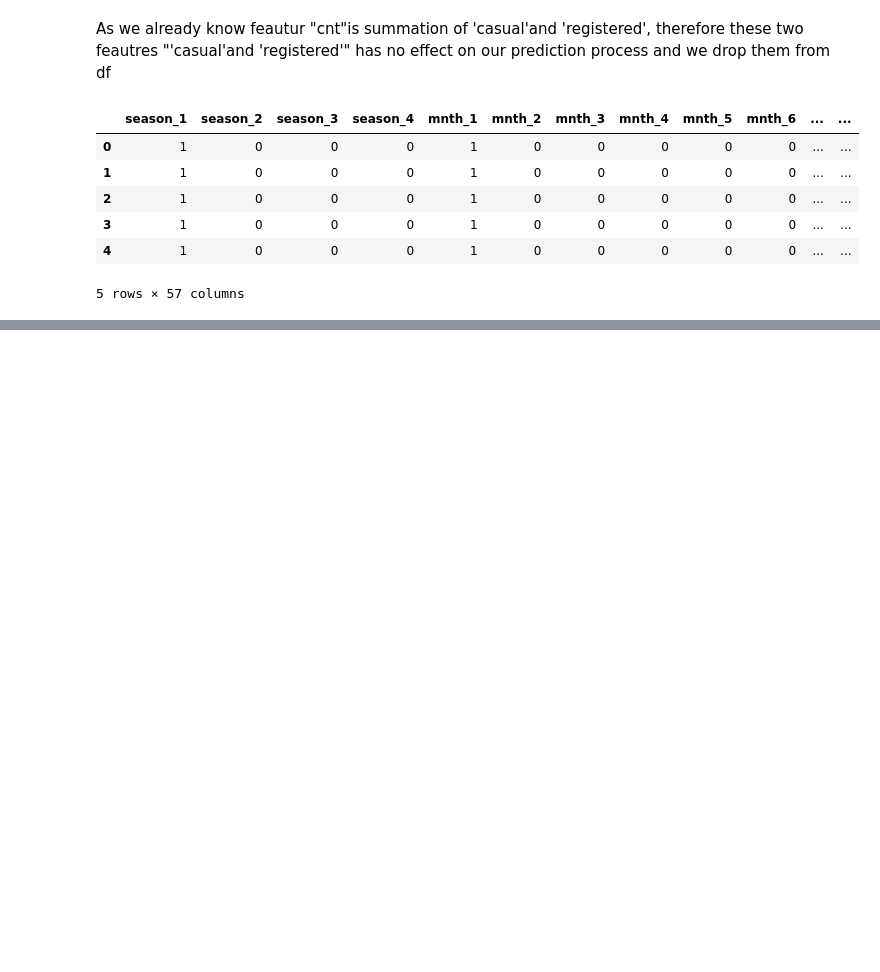
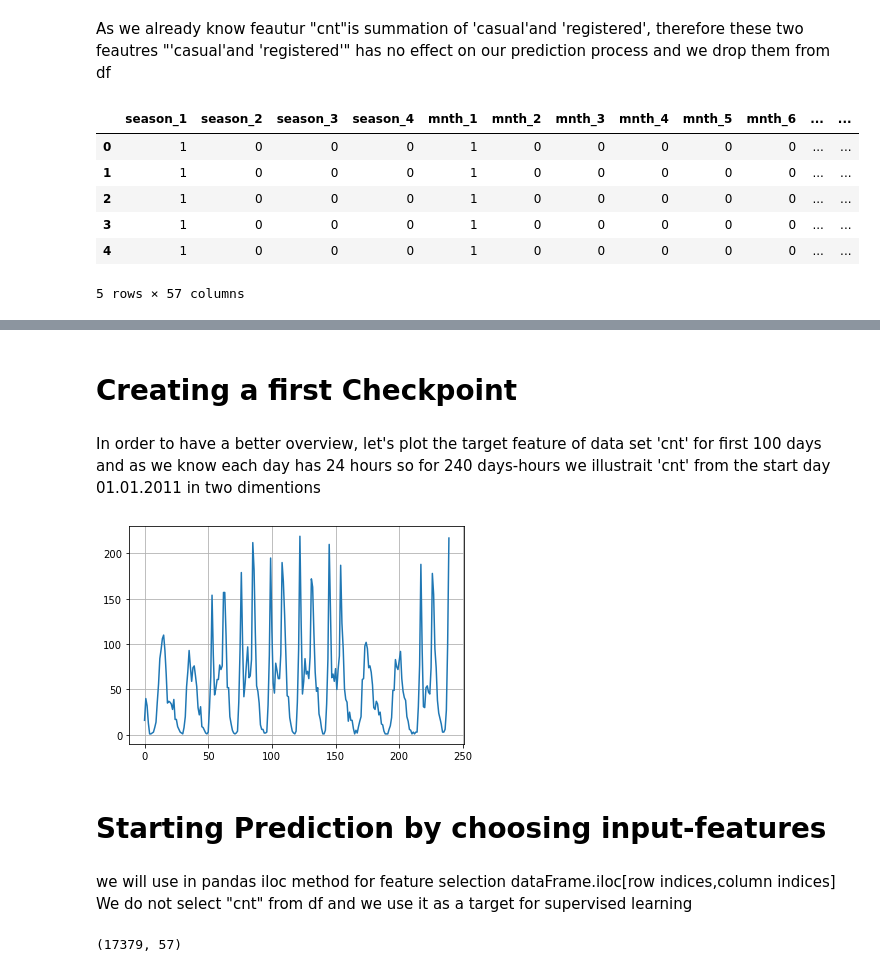
Before and after one commit to MasoudMoeini/Bike-Sharing-Dataset-Analysis, a Jupyter notebook: BikeSharing_MachineLearning.ipynb, the cells around one changed output, grey strips where cells are left out. Saved outputs shown, nothing was run; the diff lists cells and outputs as text; code cells hidden in the pictures; blank space fills up the shorter version.

Commit message:
updating Machine learning

```diff
--- a/BikeSharing_MachineLearning.ipynb
+++ b/BikeSharing_MachineLearning.ipynb
@@ -43,0 +66,24 @@ data_preprocessed.head()
+# %% [markdown]
+# Creating a first Checkpoint
+# %%
+df=data_preprocessed.copy()
+# %% [markdown]
+In order to have a better overview, let's plot the target feature of data set 'cnt' for first 100 days and as we know each day has 24 hours so for 240 days-hours we illustrait  'cnt' from the start day 01.01.2011 in two dimentions
+# %%
+import matplotlib.pyplot as plt
+%matplotlib inline
+t=np.arange(240)
+plt.plot(t,df['cnt'][:240])
+plt.grid(True)
+plt.show()
+# %% [output]
+[figure, added]
+# %% [markdown]
+# Starting Prediction by choosing input-features
+# %% [markdown]
+we will use in pandas iloc method for feature selection dataFrame.iloc[row indices,column indices]<br>
+We do not select "cnt" from df and we use it as a target for supervised learning
+# %%
+df.shape
+# %% [output]
+(17379, 57)
```
Also changed, not shown: parts of 38 cells of this notebook.
